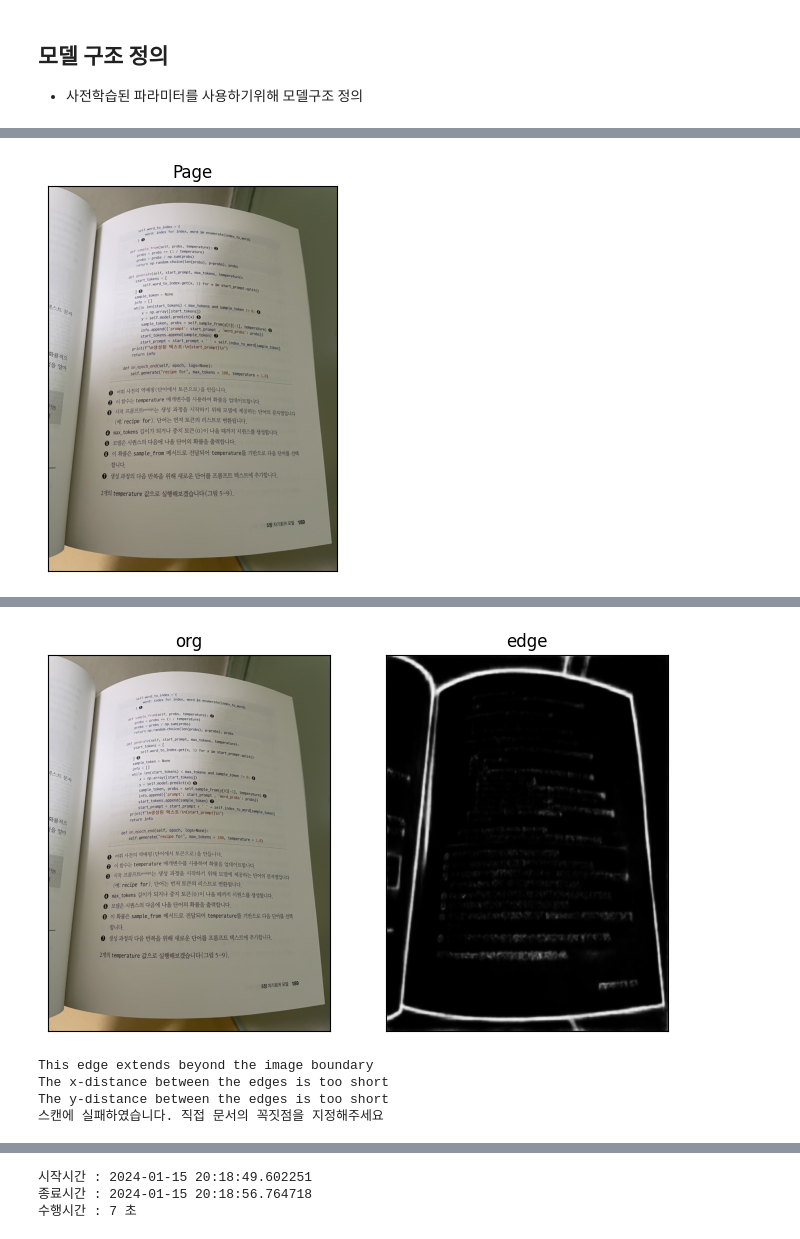
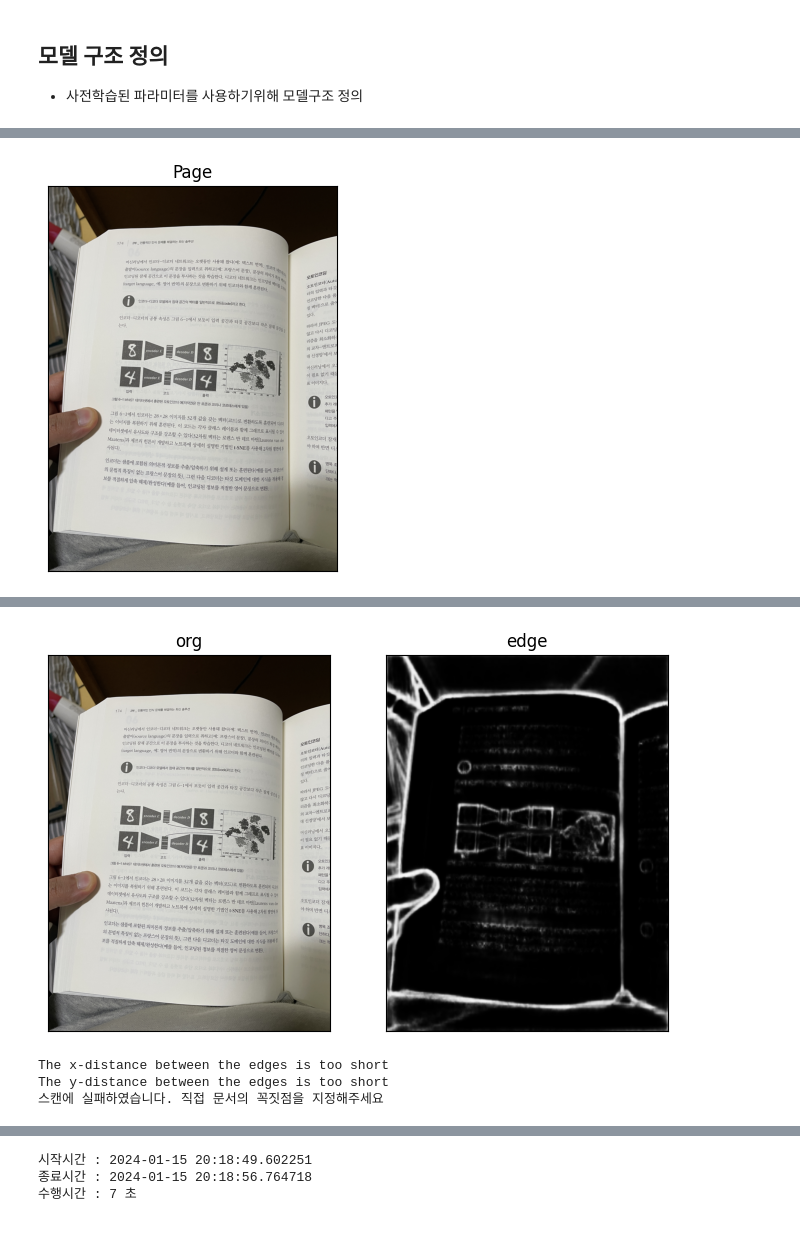
Before and after one commit to ElonArmy/Scanner_DL, a Jupyter notebook: RCF/RCF.ipynb, the cells around one changed output, grey strips where cells are left out. Drawn from its saved outputs; the diff is of its cells as text; code cells hidden in the pictures.

```diff
--- a/RCF/RCF.ipynb
+++ b/RCF/RCF.ipynb
@@ -544,17 +544,17 @@ RCF_model = RCF(device=device)
 # %%
 # 테스트 해보기
 
 # 사용할 변수 지정
-IMAGE_PATH = './normal.jpg'
+IMAGE_PATH = './img_data/IMG_2424.JPG'
 img = cv2.imread(IMAGE_PATH)
 
 # plt.imshow(img)
 plt_imshow(['Page'],[img])
 
 # 모델에 넣어서 edge detection 실행
 edge_img = RCF_model.detect_edge(img)
 plt_imshow(['org','edge'], [img,edge_img])
 
 # 책의 페이지는 골곡진 경계선으로 인해 인식이 안된다
 # %% [output]
-[figure, old version]
+[figure, new version]
@@ -564,4 +564,4 @@ plt_imshow(['org','edge'], [img,edge_img])
-[figure, old version]
+[figure, new version]
 # %%
 # 모델이 출력한 엣지이미지에서 꼭짓점 찾기
 receiptCnt = find_contours(edge_img, 1)
@@ -580,7 +580,6 @@ if IsScanFailed == 0:
 else:
     print('스캔에 실패하였습니다. 직접 문서의 꼭짓점을 지정해주세요')
 # %% [output]
-This edge extends beyond the image boundary
 The x-distance between the edges is too short
 The y-distance between the edges is too short
 스캔에 실패하였습니다. 직접 문서의 꼭짓점을 지정해주세요
```
Also changed, not shown: parts of 3 cells of this notebook, 10 other files.
